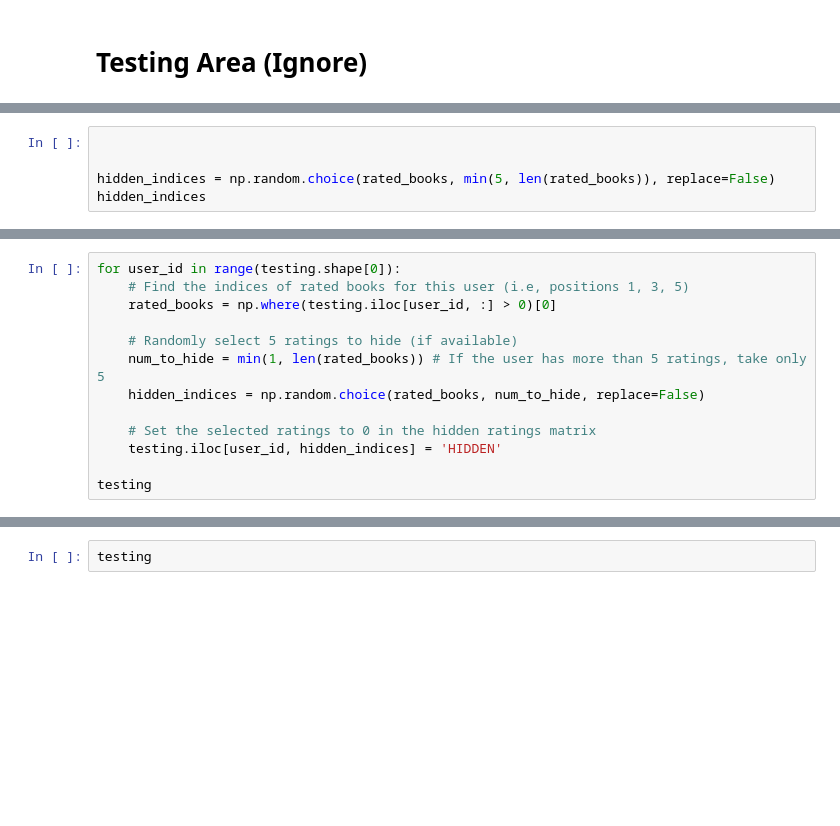
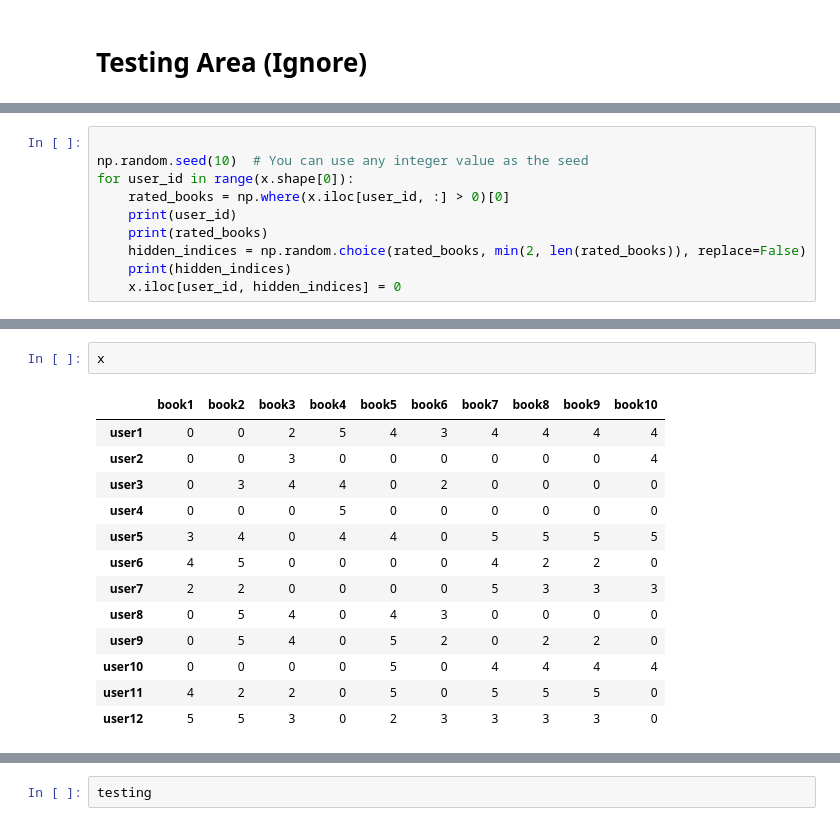
Before and after one commit to pavsingh7/Masters-Dissertation, a Jupyter notebook: Code/item_collab_filtering.ipynb, the cells around one changed output, grey strips where cells are left out. Drawn from its saved outputs; the diff is of its cells as text; blank space fills up the shorter version.

```diff
--- a/Code/item_collab_filtering.ipynb
+++ b/Code/item_collab_filtering.ipynb
@@ -323,5 +301,0 @@ array([0, 2, 3, 4, 5, 6, 8], dtype=int64)
-# %%
-
-
-hidden_indices = np.random.choice(rated_books, min(5, len(rated_books)), replace=False)
-hidden_indices
@@ -365,13 +301,0 @@ testing
-# %%
-for user_id in range(testing.shape[0]):
-    # Find the indices of rated books for this user (i.e, positions 1, 3, 5)
-    rated_books = np.where(testing.iloc[user_id, :] > 0)[0]
-
-    # Randomly select 5 ratings to hide (if available)
-    num_to_hide = min(1, len(rated_books)) # If the user has more than 5 ratings, take only 5
-    hidden_indices = np.random.choice(rated_books, num_to_hide, replace=False)
-
-    # Set the selected ratings to 0 in the hidden ratings matrix
-    testing.iloc[user_id, hidden_indices] = 'HIDDEN'
-
-testing
@@ -390,0 +319,10 @@ testing
+# %%
+
+np.random.seed(10)  # You can use any integer value as the seed
+for user_id in range(x.shape[0]):
+    rated_books = np.where(x.iloc[user_id, :] > 0)[0]
+    print(user_id)
+    print(rated_books)
+    hidden_indices = np.random.choice(rated_books, min(2, len(rated_books)), replace=False)
+    print(hidden_indices)
+    x.iloc[user_id, hidden_indices] = 0
@@ -391,3 +347,19 @@ testing
+# %%
+x
+# %% [output]
+|  | book1 | book2 | book3 | book4 | book5 | book6 | book7 | book8 | book9 | book10 |
+| user1 | 0 | 0 | 2 | 5 | 4 | 3 | 4 | 4 | 4 | 4 |
+| user2 | 0 | 0 | 3 | 0 | 0 | 0 | 0 | 0 | 0 | 4 |
+| user3 | 0 | 3 | 4 | 4 | 0 | 2 | 0 | 0 | 0 | 0 |
+| user4 | 0 | 0 | 0 | 5 | 0 | 0 | 0 | 0 | 0 | 0 |
+| user5 | 3 | 4 | 0 | 4 | 4 | 0 | 5 | 5 | 5 | 5 |
+| user6 | 4 | 5 | 0 | 0 | 0 | 0 | 4 | 2 | 2 | 0 |
+| user7 | 2 | 2 | 0 | 0 | 0 | 0 | 5 | 3 | 3 | 3 |
+| user8 | 0 | 5 | 4 | 0 | 4 | 3 | 0 | 0 | 0 | 0 |
+| user9 | 0 | 5 | 4 | 0 | 5 | 2 | 0 | 2 | 2 | 0 |
+| user10 | 0 | 0 | 0 | 0 | 5 | 0 | 4 | 4 | 4 | 4 |
+| user11 | 4 | 2 | 2 | 0 | 5 | 0 | 5 | 5 | 5 | 0 |
+| user12 | 5 | 5 | 3 | 0 | 2 | 3 | 3 | 3 | 3 | 0 |
 # %%
 # where 'HIDDEN' make 0
 testing = testing.replace('HIDDEN', 0)
```
Also changed, not shown: parts of 9 cells of this notebook.
